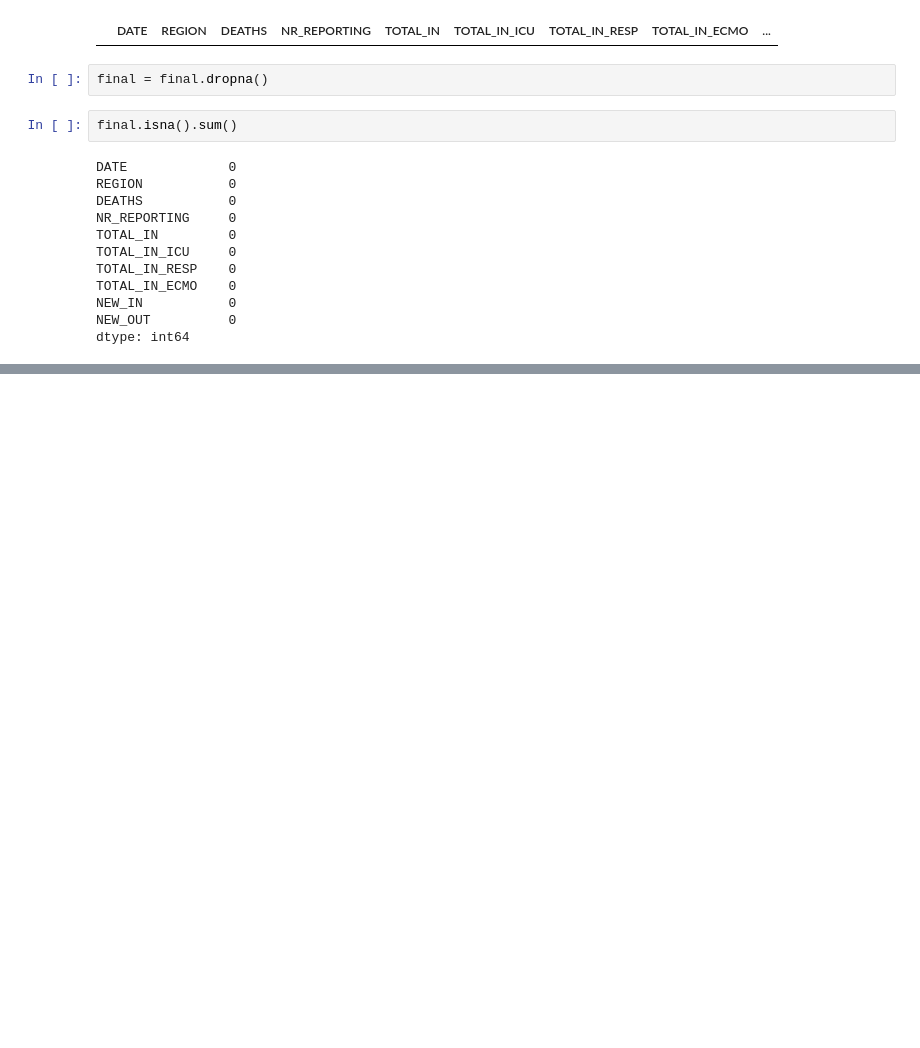
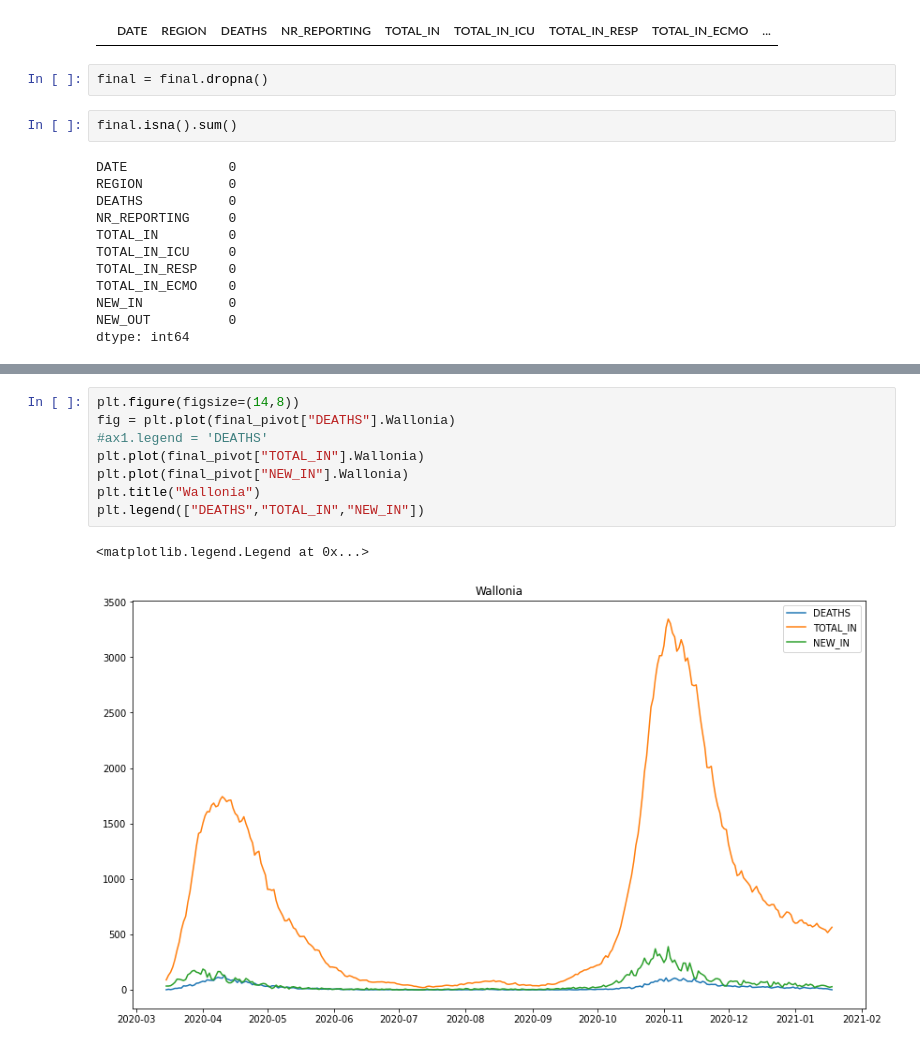
Before and after one commit to Demesmaeker/workshop-IBM-covid, a Jupyter notebook: main.ipynb, the cells around one changed output, grey strips where cells are left out. Cells and saved outputs as stored; diff of their text form; blank space fills up the shorter version.

```diff
--- a/main.ipynb
+++ b/main.ipynb
@@ -251,0 +340,11 @@ dtype: int64
+# %%
+plt.figure(figsize=(14,8))
+fig = plt.plot(final_pivot["DEATHS"].Wallonia)
+#ax1.legend = 'DEATHS'
+plt.plot(final_pivot["TOTAL_IN"].Wallonia)
+plt.plot(final_pivot["NEW_IN"].Wallonia)
+plt.title("Wallonia")
+plt.legend(["DEATHS","TOTAL_IN","NEW_IN"])
+# %% [output]
+<matplotlib.legend.Legend at 0x...>
+[figure, added]
```
Also changed, not shown: parts of 15 cells of this notebook.
